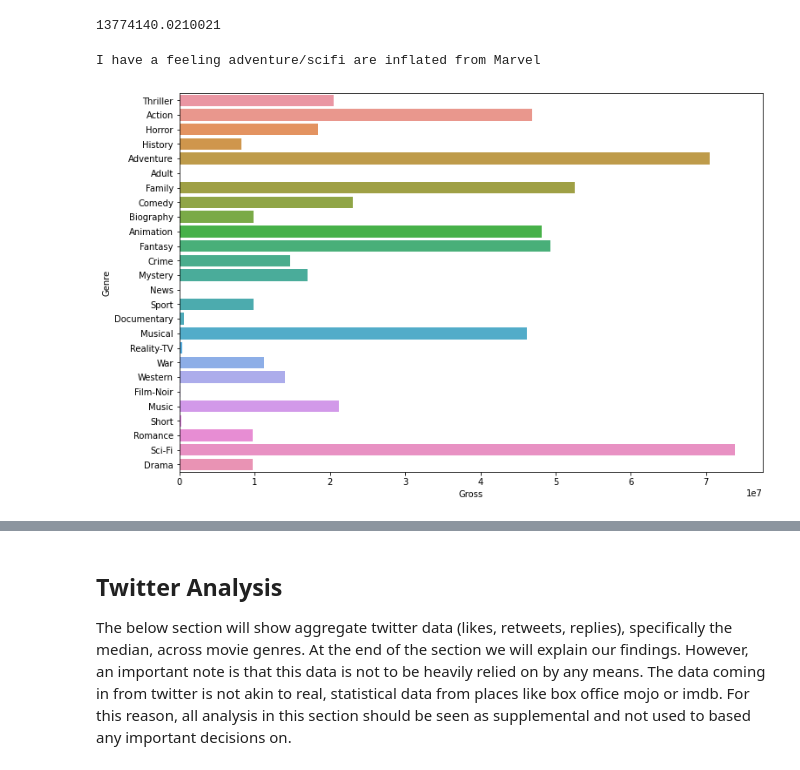
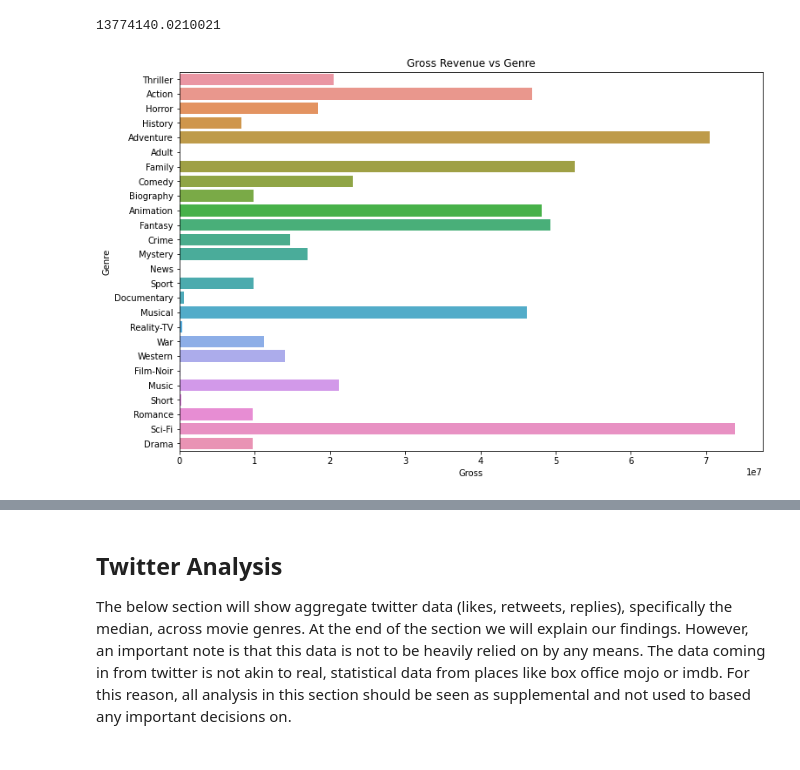
Before and after one commit to bmccabe96/Movie_Box_Office_Analysis, a Jupyter notebook: Mojo_and_Twitter_Analysis.ipynb, the cells around one changed output, grey strips where cells are left out. Cells and saved outputs as stored; diff of their text form; code cells hidden in the pictures.

```diff
--- a/Mojo_and_Twitter_Analysis.ipynb
+++ b/Mojo_and_Twitter_Analysis.ipynb
@@ -111,9 +124,9 @@ for genre in genres:
 # %%
 genre_gross_df = pd.DataFrame(gross_by_genre)
 # %%
-plt.figure(figsize=(12,8))
+bplt.figure(figsize=(12,8))
 sns.barplot(y='Genre', x='Gross', data=genre_gross_df)
-print("I have a feeling adventure/scifi are inflated from Marvel")
+plt.title('Gross Revenue vs Genre')
+plt.savefig('/Users/brianmccabe/Desktop/Genres_vs_Gross')
 # %% [output]
-I have a feeling adventure/scifi are inflated from Marvel
-[figure, old version]
+[figure, new version]
```
Also changed, not shown: parts of 18 cells of this notebook.
